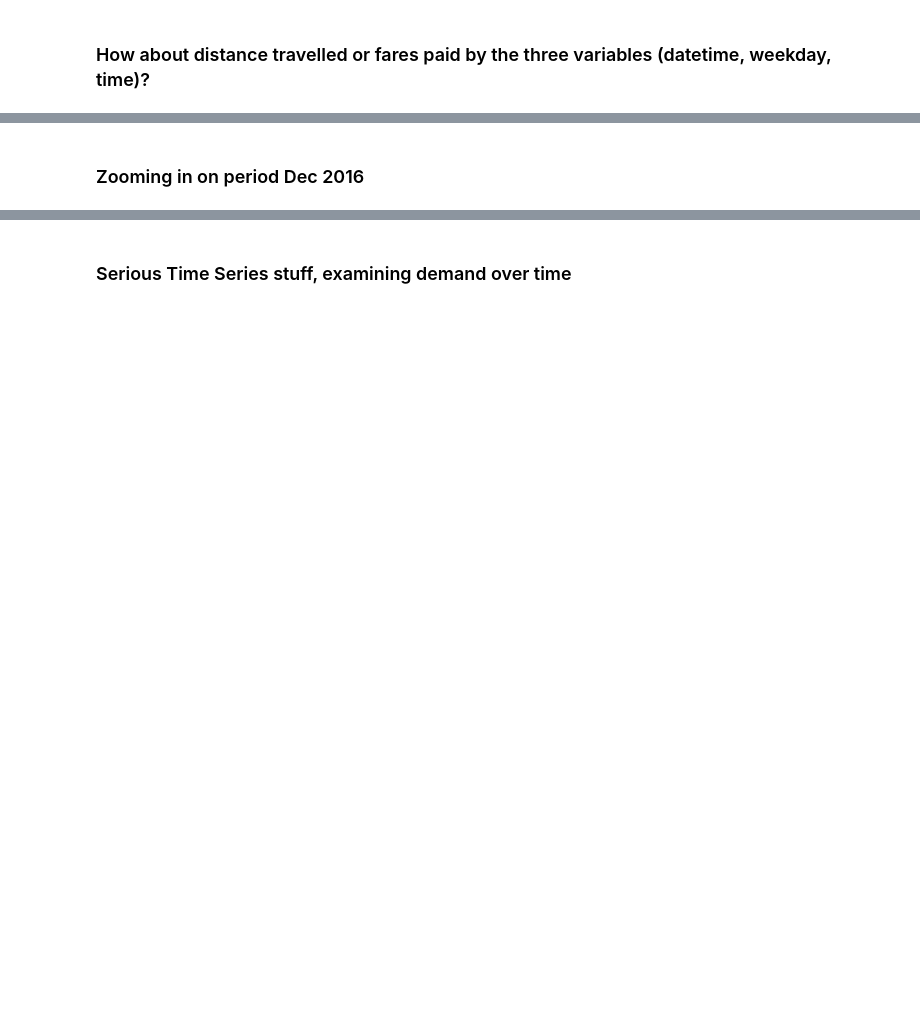
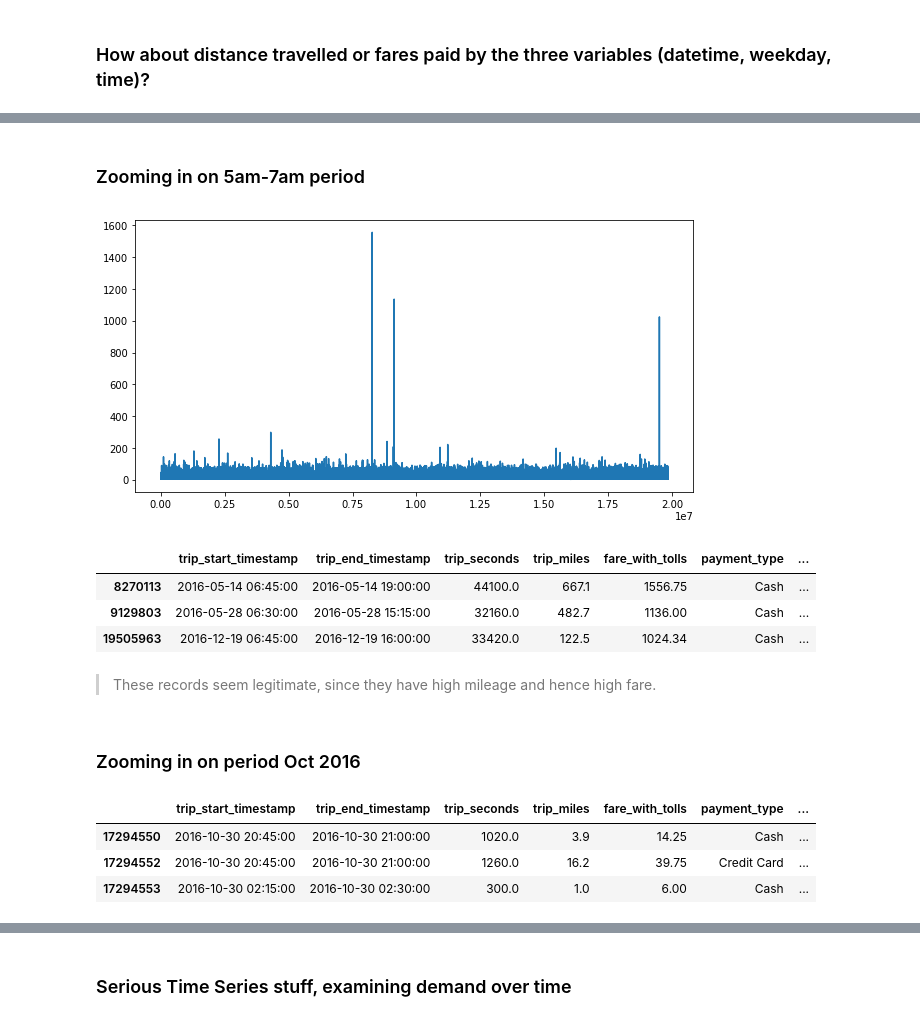
Before and after one commit to Auste1989/metis_projects, a Jupyter notebook: Passion_Project/Transit_Time_and_Rate_EDA.ipynb, the cells around one changed output, grey strips where cells are left out. Cells and saved outputs as stored; diff of their text form; code cells hidden in the pictures; blank space fills up the shorter version.

```diff
--- a/Passion_Project/Transit_Time_and_Rate_EDA.ipynb
+++ b/Passion_Project/Transit_Time_and_Rate_EDA.ipynb
@@ -442,3 +457,24 @@ plt.ylabel('Number of rides');
+# %% [markdown]
+### Zooming in on 5am-7am period
+# %%
+taxi_weather_5_7am = taxi_weather_clean[(taxi_weather_clean['pickup_time'] >= dt.time(5,0,0)) &
+                                         (taxi_weather_clean['pickup_time'] <= dt.time(7,0,0))]
+
+# taxi_weather_5_7am = taxi_weather_5_7am.groupby(['pickup_time'])['fare_with_tolls'].max()
+# %%
+plt.figure(figsize=(10, 5))
+taxi_weather_5_7am['fare_with_tolls'].plot();
+# %% [output]
+[figure, added]
+# %%
+taxi_weather_5_7am[taxi_weather_5_7am['fare_with_tolls'] >= 1000.0]
+# %% [output]
+|  | trip_start_timestamp | trip_end_timestamp | trip_seconds | trip_miles | fare_with_tolls | payment_type | ... |
+| 8270113 | 2016-05-14 06:45:00 | 2016-05-14 19:00:00 | 44100.0 | 667.1 | 1556.75 | Cash | ... |
+| 9129803 | 2016-05-28 06:30:00 | 2016-05-28 15:15:00 | 32160.0 | 482.7 | 1136.00 | Cash | ... |
+| 19505963 | 2016-12-19 06:45:00 | 2016-12-19 16:00:00 | 33420.0 | 122.5 | 1024.34 | Cash | ... |
+# %% [markdown]
+> These records seem legitimate, since they have high mileage and hence high fare.
 # %% [markdown]
-### Zooming in on period Dec 2016
+### Zooming in on period Oct 2016
 # %%
@@ -449 +483,8 @@ taxi_weather_Dec.tail()
+# %%
+taxi_weather_Oct.tail(3)
+# %% [output]
+|  | trip_start_timestamp | trip_end_timestamp | trip_seconds | trip_miles | fare_with_tolls | payment_type | ... |
+| 17294550 | 2016-10-30 20:45:00 | 2016-10-30 21:00:00 | 1020.0 | 3.9 | 14.25 | Cash | ... |
+| 17294552 | 2016-10-30 20:45:00 | 2016-10-30 21:00:00 | 1260.0 | 16.2 | 39.75 | Credit Card | ... |
+| 17294553 | 2016-10-30 02:15:00 | 2016-10-30 02:30:00 | 300.0 | 1.0 | 6.00 | Cash | ... |
 # %%
```
Also changed, not shown: parts of 37 cells of this notebook, 1 other file.
